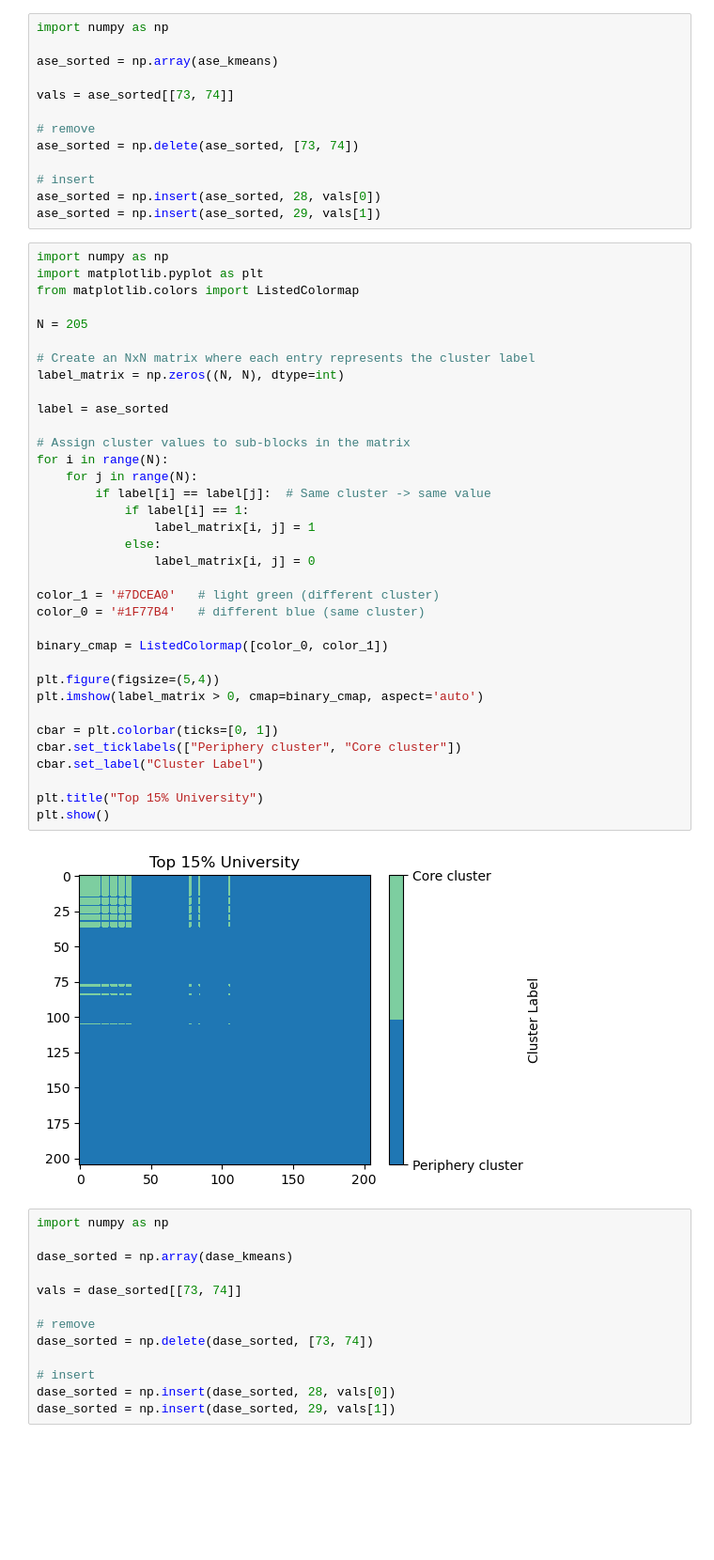
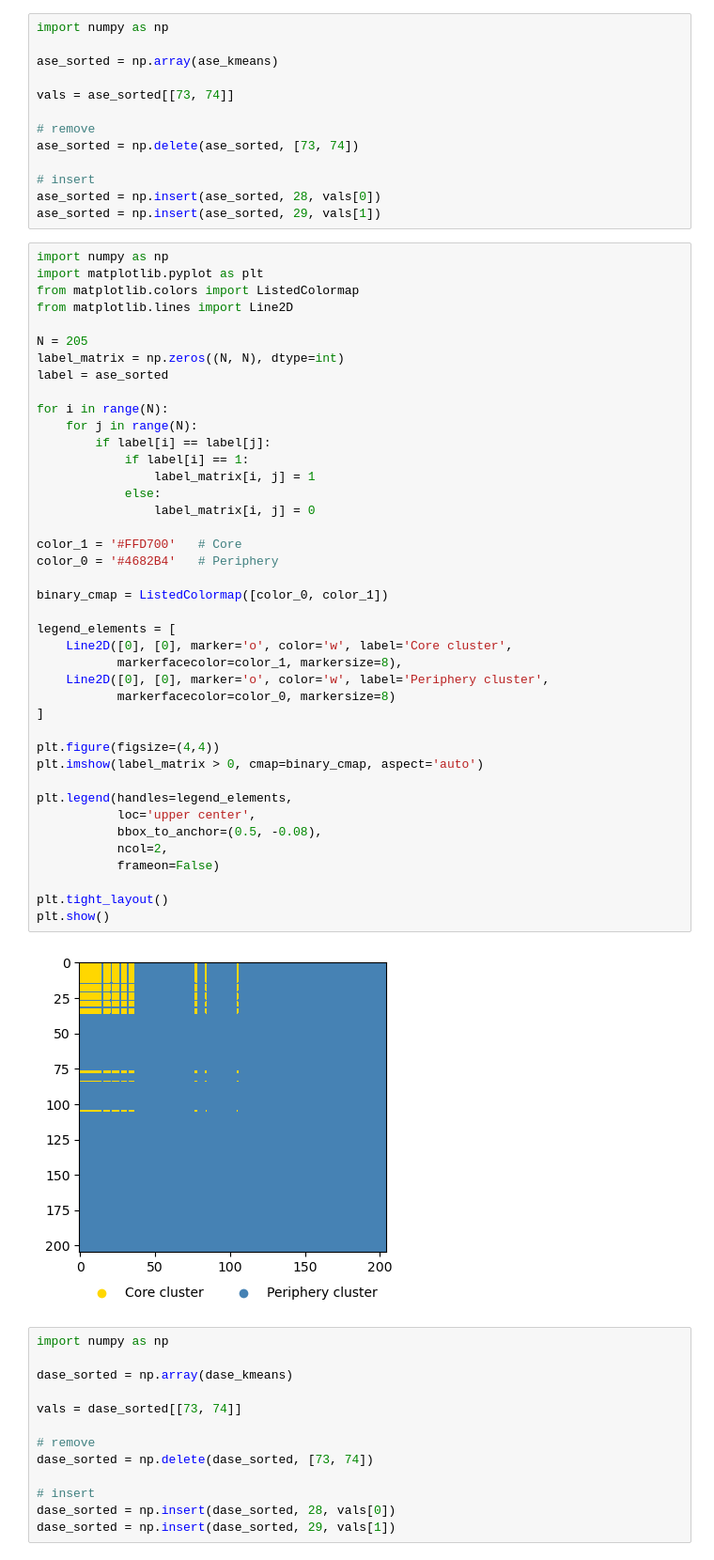
Before and after one commit to SinyoungPark2681/dase, a Jupyter notebook: RealDatasets/FacultyHiring.ipynb, the cells around one changed output. Shown at 94% size. Cells and saved outputs as stored; diff of their text form; blank space fills up the shorter version.

```diff
--- a/RealDatasets/FacultyHiring.ipynb
+++ b/RealDatasets/FacultyHiring.ipynb
@@ -383,43 +372,49 @@ ase_sorted = np.delete(ase_sorted, [73, 74])
 # insert
 ase_sorted = np.insert(ase_sorted, 28, vals[0])
 ase_sorted = np.insert(ase_sorted, 29, vals[1])
-# %%
-import numpy as np
-import matplotlib.pyplot as plt
-from matplotlib.colors import ListedColormap
-
-N = 205
-
-# Create an NxN matrix where each entry represents the cluster label
-label_matrix = np.zeros((N, N), dtype=int)
-
-label = ase_sorted
-
-# Assign cluster values to sub-blocks in the matrix
-for i in range(N):
-    for j in range(N):
-        if label[i] == label[j]:  # Same cluster -> same value
-            if label[i] == 1:
-                label_matrix[i, j] = 1
-            else:
-                label_matrix[i, j] = 0
-
-color_1 = '#7DCEA0'   # light green (different cluster)
-color_0 = '#1F77B4'   # different blue (same cluster)
-
-binary_cmap = ListedColormap([color_0, color_1])
-
-plt.figure(figsize=(5,4))
-plt.imshow(label_matrix > 0, cmap=binary_cmap, aspect='auto')
-
-cbar = plt.colorbar(ticks=[0, 1])
-cbar.set_ticklabels(["Periphery cluster", "Core cluster"])
-cbar.set_label("Cluster Label")
-
-plt.title("Top 15% University")
-plt.show()
-# %% [output]
-[figure, removed]
+# %%
+import numpy as np
+import matplotlib.pyplot as plt
+from matplotlib.colors import ListedColormap
+from matplotlib.lines import Line2D
+
+N = 205
+label_matrix = np.zeros((N, N), dtype=int)
+label = ase_sorted
+
+for i in range(N):
+    for j in range(N):
+        if label[i] == label[j]:
+            if label[i] == 1:
+                label_matrix[i, j] = 1
+            else:
+                label_matrix[i, j] = 0
+
+color_1 = '#FFD700'   # Core
+color_0 = '#4682B4'   # Periphery
+
+binary_cmap = ListedColormap([color_0, color_1])
+
+legend_elements = [
+    Line2D([0], [0], marker='o', color='w', label='Core cluster',
+           markerfacecolor=color_1, markersize=8),
+    Line2D([0], [0], marker='o', color='w', label='Periphery cluster',
+           markerfacecolor=color_0, markersize=8)
+]
+
+plt.figure(figsize=(4,4))
+plt.imshow(label_matrix > 0, cmap=binary_cmap, aspect='auto')
+
+plt.legend(handles=legend_elements,
+           loc='upper center',
+           bbox_to_anchor=(0.5, -0.08),
+           ncol=2,
+           frameon=False)
+
+plt.tight_layout()
+plt.show()
+# %% [output]
+[figure, added]
 # %%
 import numpy as np
 
```
Also changed, not shown: parts of 10 cells of this notebook.
